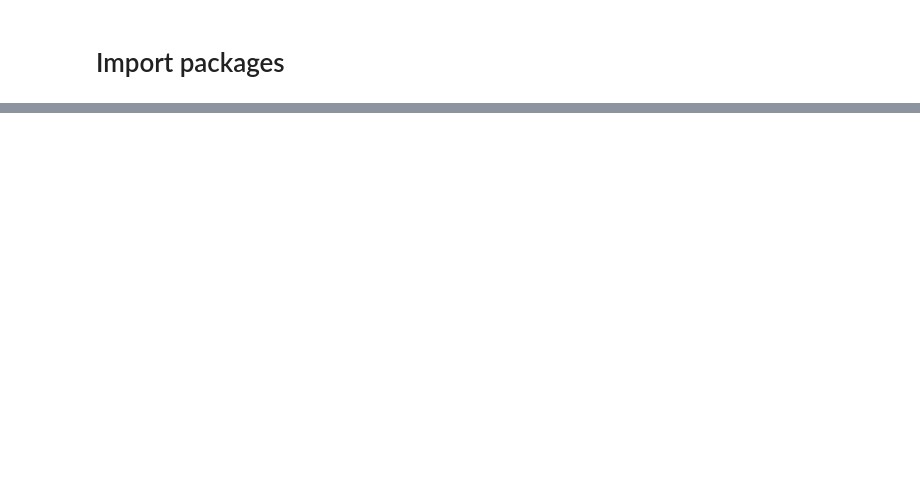
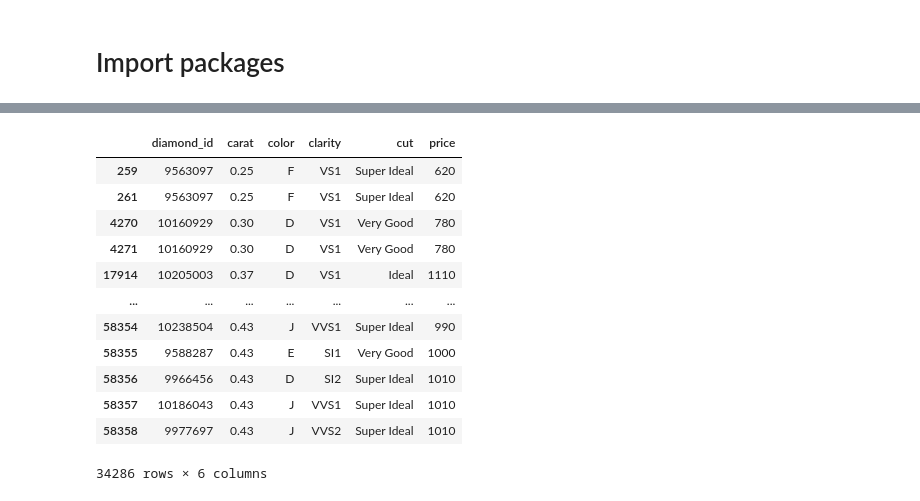
Before and after one commit to SiphuLangeni/4Cs-of-Diamonds, a Jupyter notebook: Diamond Scraper.ipynb, the cells around one changed output, grey strips where cells are left out. Saved outputs shown, nothing was run; the diff lists cells and outputs as text; code cells hidden in the pictures; blank space fills up the shorter version.

```diff
--- a/Diamond Scraper.ipynb
+++ b/Diamond Scraper.ipynb
@@ -104,0 +188,17 @@ print(set(bling.upc))
+# %%
+# diamonds.duplicated(subset='upc')
+diamonds[diamonds.duplicated(['diamond_id'], keep=False)]
+# %% [output]
+|  | diamond_id | carat | color | clarity | cut | price |
+| 259 | 9563097 | 0.25 | F | VS1 | Super Ideal | 620 |
+| 261 | 9563097 | 0.25 | F | VS1 | Super Ideal | 620 |
+| 4270 | 10160929 | 0.30 | D | VS1 | Very Good | 780 |
+| 4271 | 10160929 | 0.30 | D | VS1 | Very Good | 780 |
+| 17914 | 10205003 | 0.37 | D | VS1 | Ideal | 1110 |
+| ... | ... | ... | ... | ... | ... | ... |
+| 58354 | 10238504 | 0.43 | J | VVS1 | Super Ideal | 990 |
+| 58355 | 9588287 | 0.43 | E | SI1 | Very Good | 1000 |
+| 58356 | 9966456 | 0.43 | D | SI2 | Super Ideal | 1010 |
+| 58357 | 10186043 | 0.43 | J | VVS1 | Super Ideal | 1010 |
+| 58358 | 9977697 | 0.43 | J | VVS2 | Super Ideal | 1010 |
+34286 rows × 6 columns
```
Also changed, not shown: parts of 38 cells of this notebook.
